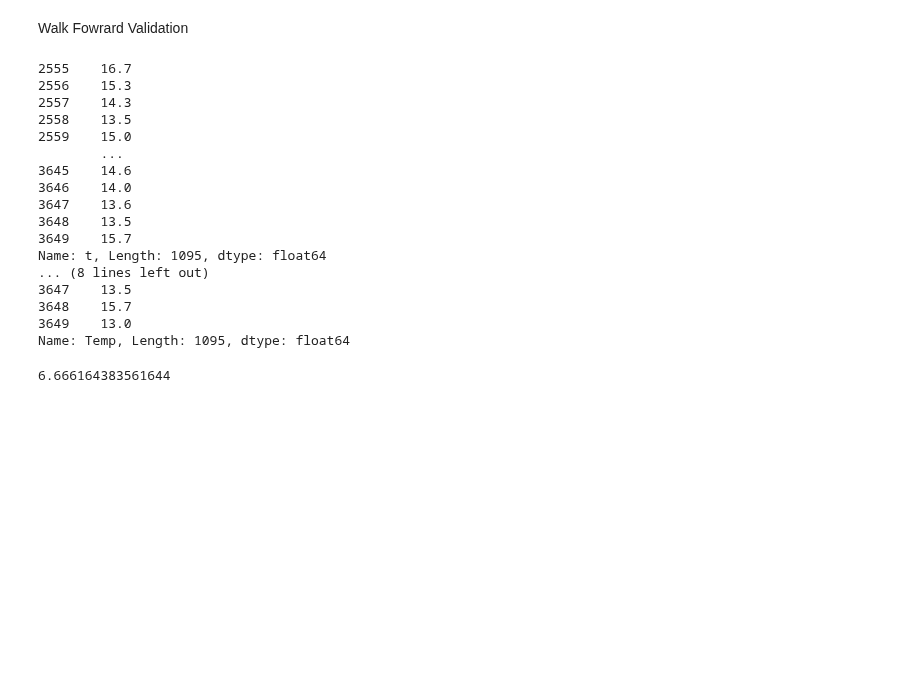
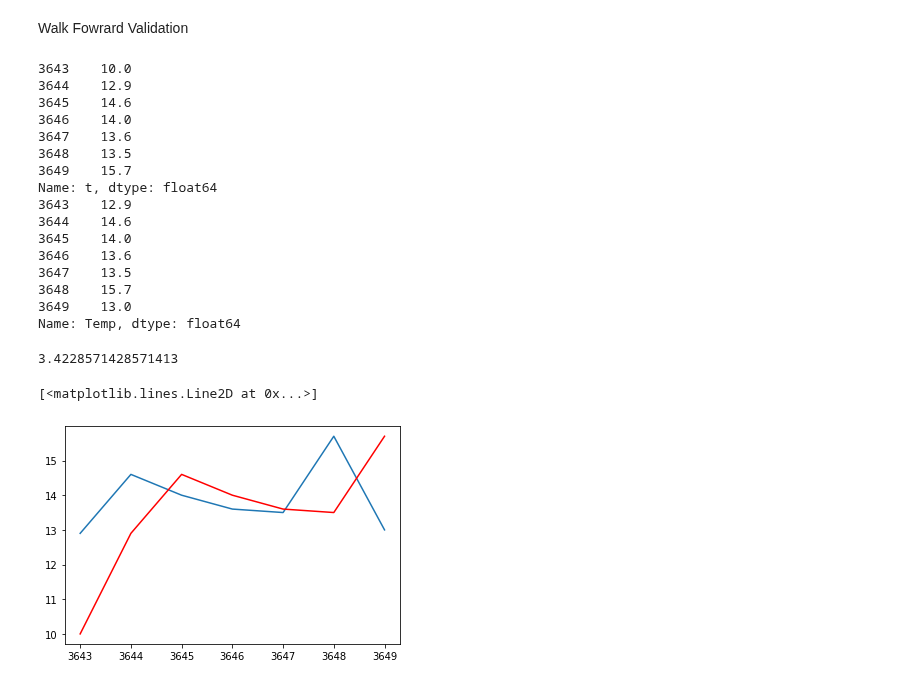
Before and after one commit to anmol0720/Time-Series-Forcasting, a Jupyter notebook: Time_Series_Analysis_and_Forcasting.ipynb, the cells around one changed output. Drawn from its saved outputs; the diff is of its cells as text; code cells hidden in the pictures; blank space fills up the shorter version.

Commit message:
Pyplot

```diff
--- a/Time_Series_Analysis_and_Forcasting.ipynb
+++ b/Time_Series_Analysis_and_Forcasting.ipynb
@@ -735,7 +735,7 @@ df.head()
 | 3 | 1981-01-04 | 14.6 | 18.8 |
 | 4 | 1981-01-05 | 15.8 | 14.6 |
 # %%
-train,test=df[1:int(df.shape[0]*0.8)],df[int(df.shape[0]*0.7):]
+train,test=df[1:df.shape[0]-7],df[df.shape[0]-7:]
 # %%
 train.head()
 # %% [output]
@@ -756,27 +756,26 @@ pred=test_x.copy()
 print(pred)
 print(test_y)
 # %% [output]
-2555    16.7
-2556    15.3
-2557    14.3
-2558    13.5
-2559    15.0
-        ...
+3643    10.0
+3644    12.9
 3645    14.6
 3646    14.0
 3647    13.6
 3648    13.5
 3649    15.7
-Name: t, Length: 1095, dtype: float64
-... (8 lines left out)
+Name: t, dtype: float64
+3643    12.9
+3644    14.6
+3645    14.0
+3646    13.6
 3647    13.5
 3648    15.7
 3649    13.0
-Name: Temp, Length: 1095, dtype: float64
+Name: Temp, dtype: float64
 # %%
 from sklearn.metrics import mean_squared_error
 # %%
 mse=mean_squared_error(test_y,pred)
 mse
 # %% [output]
-6.666164383561644
+3.4228571428571413
@@ -782,0 +784,6 @@ mse
+# %%
+pyplot.plot(test_y)
+pyplot.plot(pred,color='red')
+# %% [output]
+[<matplotlib.lines.Line2D at 0x...>]
+[figure, added]
```
Also changed, not shown: parts of 1 cell of this notebook.
